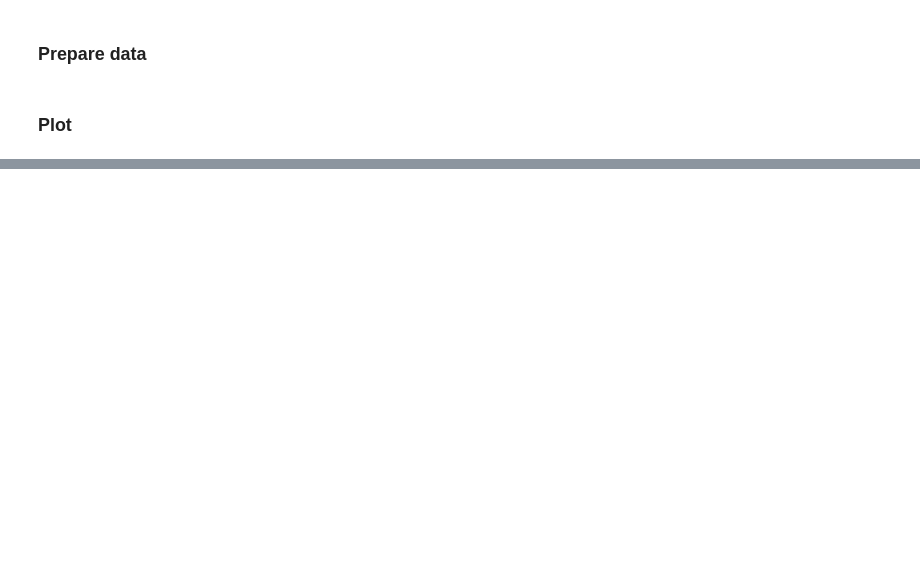
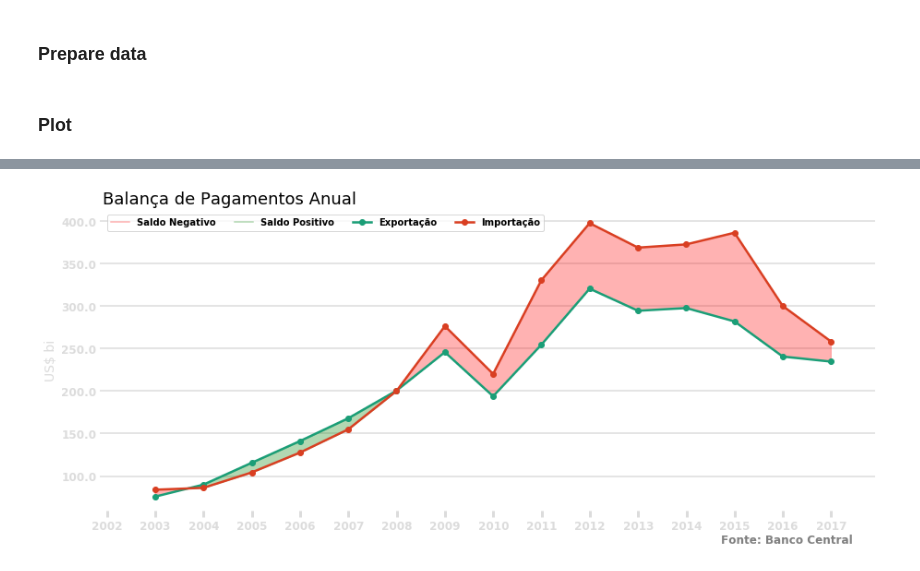
Before and after one commit to rafaelpadovezi/charts-charts-charts, a Jupyter notebook: notebooks/dolar-balanca-comercial/Balança Comercial Brasileira.ipynb, the cells around one changed output, grey strips where cells are left out. Cells and saved outputs as stored; diff of their text form; code cells hidden in the pictures; blank space fills up the shorter version.

```diff
--- a/notebooks/dolar-balanca-comercial/Balança Comercial Brasileira.ipynb
+++ b/notebooks/dolar-balanca-comercial/Balança Comercial Brasileira.ipynb
@@ -148,0 +179,75 @@ plt.show()
+# %%
+start_date = '2002-01-01'
+end_date = '2017-12-01'
+bal_pag = bal_pag.resample('Y').sum().loc[start_date:end_date]
+x = bal_pag.index
+y_in = bal_pag.Despesas.tolist()
+y_out = bal_pag.Receitas.tolist()
+negative_balance = (bal_pag.Despesas > bal_pag.Receitas).tolist()
+positive_balance = (bal_pag.Despesas < bal_pag.Receitas).tolist()
+# %%
+families = ['DejaVu Sans']
+matplotlib.rcParams.update({'font.size': 12, 'font.family': families, 'font.weight': 'semibold'})
+alpha = 0.3
+axis_color = '#dcdcdc'
+
+fig = plt.figure(figsize=(15, 6), facecolor='white')
+ax1 = plt.subplot2grid((1, 1), (0, 0))
+
+def build_ticks():
+    ax1.set_xlim(pd.to_datetime('2001-12-01'), pd.to_datetime(end_date))
+    ax1.tick_params(axis='x', colors=axis_color, width=3, which='minor', length=5)
+    ax1.tick_params(axis='x', colors=axis_color, width=3, which='major', length=7)
+    ax1.tick_params(axis='y', colors=axis_color, width=1.5)
+    ax1.yaxis.label.set_color(axis_color)
+    plt.ylabel('US$ bi', fontsize=14)
+    def mjrFormatter(x, pos):
+        return "{:,}".format(x/1000)
+
+    ax1.yaxis.set_major_formatter(ticker.FuncFormatter(mjrFormatter))
+    years = mdates.YearLocator()   # every year
+    months = mdates.MonthLocator([1, 7])  # every month
+    yearsFmt = mdates.DateFormatter('%Y')
+    monthFmt = mdates.DateFormatter('%m')
+    ax1.xaxis.set_major_locator(years)
+    ax1.xaxis.set_major_formatter(yearsFmt)
+    #ax1.xaxis.set_minor_locator(months)
+
+def plot_data():
+    ax1.plot([], [], label='Saldo Negativo', color='r', alpha=alpha)
+    ax1.plot([], [], label='Saldo Positivo', color='g', alpha=alpha)
+    ax1.plot(x, y_out , label='Exportação', linewidth=2.5, color='#1b9e77', marker='o')
+    ax1.plot(x, y_in, label='Importação', linewidth=2.5, color='#d93f22', marker='o')
+    ax1.fill_between(x, y_out, y_in,
+                     alpha=alpha, color='r', interpolate=True,
+                     where=negative_balance, zorder=2)
+    ax1.fill_between(x, y_out, y_in,
+                     alpha=alpha, color='g', interpolate=True,
+                     where=positive_balance, zorder=2)
+
+def format_grid():
+    plt.grid(color=axis_color, axis='y', linewidth=1.5)
+    ax1.spines['right'].set_visible(False)
+    ax1.spines['top'].set_visible(False)
+    ax1.spines['bottom'].set_visible(False)
+    ax1.spines['left'].set_visible(False)
+
+build_ticks()
+plot_data()
+format_grid()
+
+plt.title('Balança de Pagamentos Anual', fontsize=18, loc='left')
+
+plt.legend(fontsize=10, ncol=4, frameon=None)
+
+ax1.text(0.80, -0.12, 'Fonte: Banco Central',
+        horizontalalignment='left',
+        verticalalignment='bottom',
+        transform=ax1.transAxes,
+        color='grey')
+
+
+
+plt.show()
+# %% [output]
+[figure, added]
```
Also changed, not shown: parts of 2 cells of this notebook, 2 other files.
